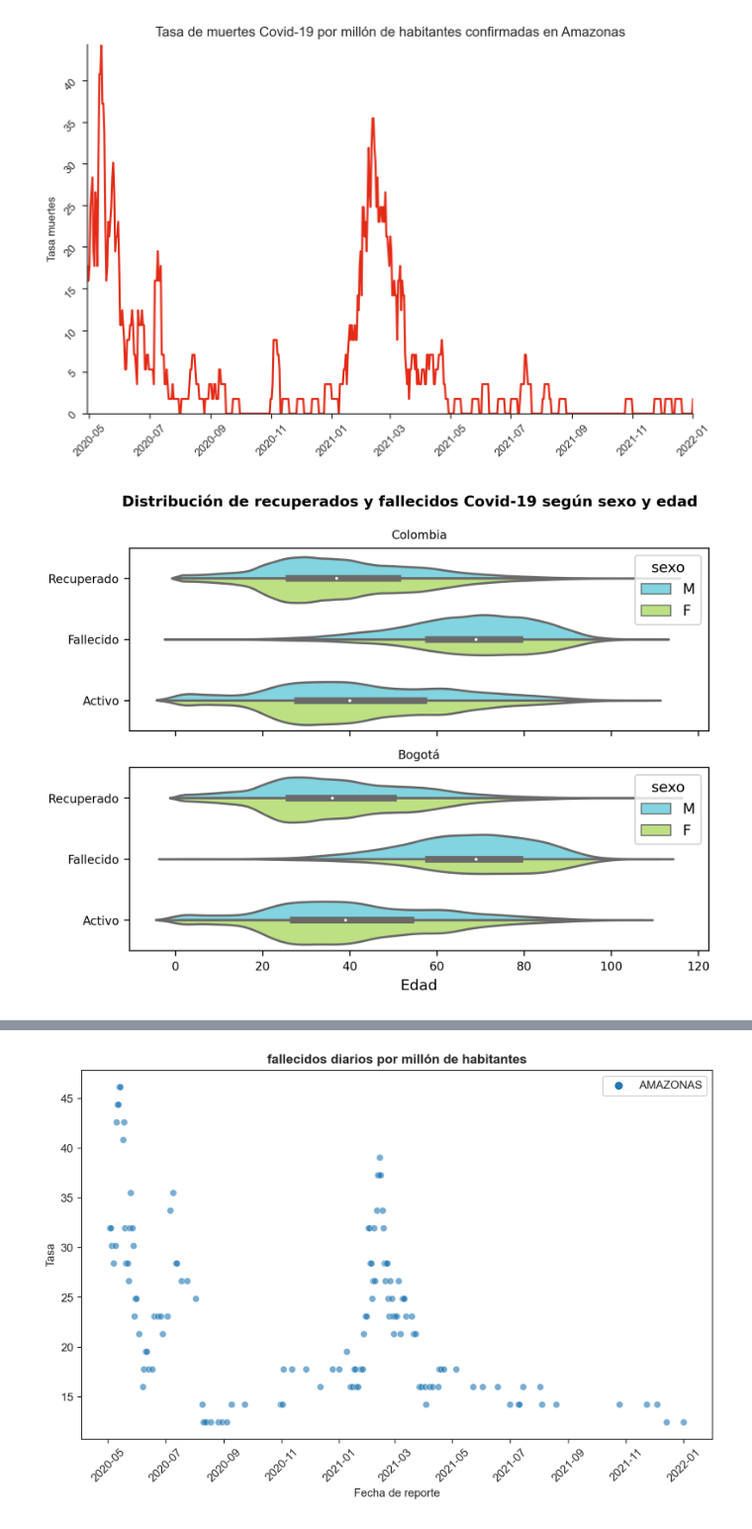
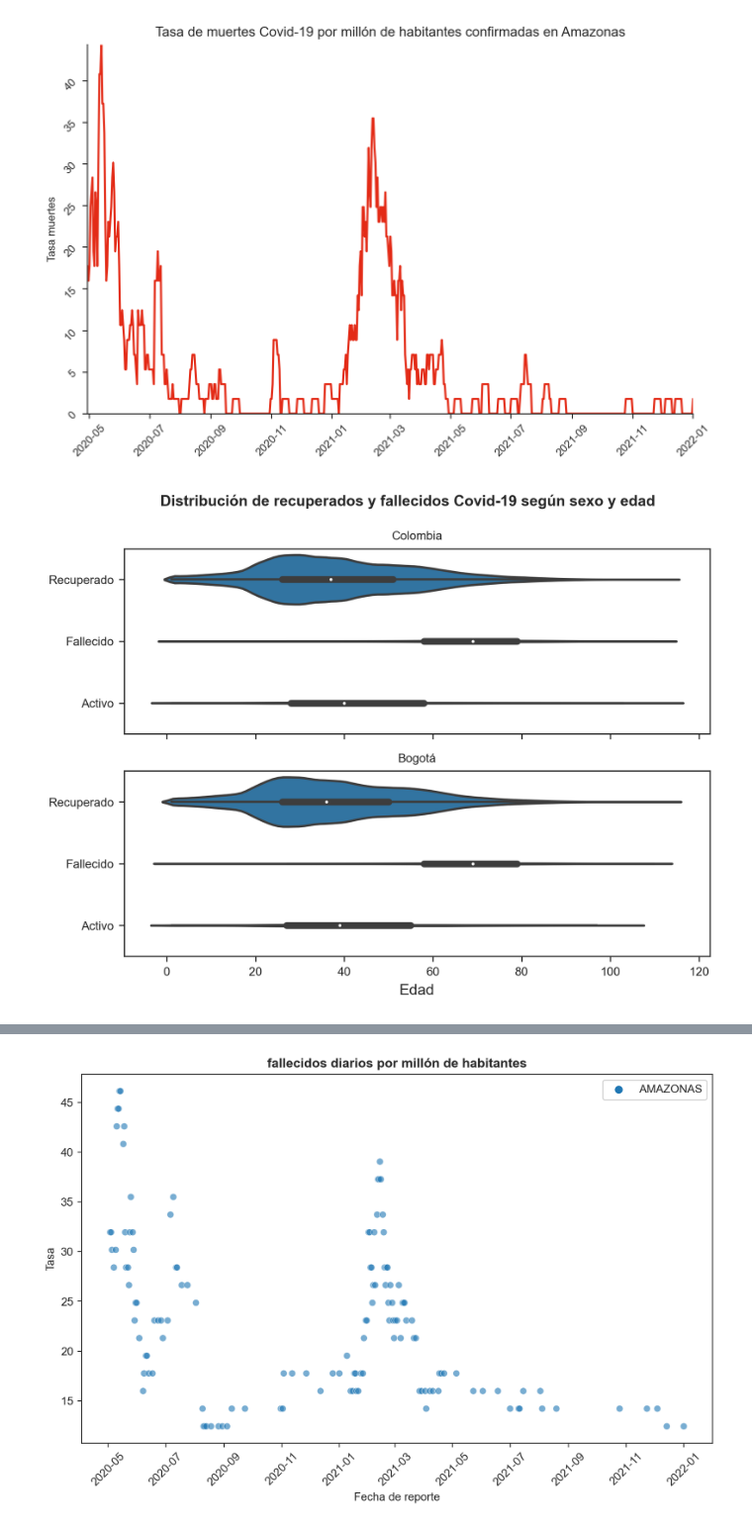
Before and after one commit to Nebiros96/Covid_Colombia_v09, a Jupyter notebook: Covid_data_socrata.ipynb, the cells around one changed output, grey strips where cells are left out. Shown at 99% size. Drawn from its saved outputs; the diff is of its cells as text; code cells hidden in the pictures.

```diff
--- a/Covid_data_socrata.ipynb
+++ b/Covid_data_socrata.ipynb
@@ -12,9 +12,9 @@ from mpl_toolkits.axes_grid1 import host_subplot
 # %%
 # Ingresamos datos del cliente en Socrata para acceder al dataset de Minsalud
 client = Socrata("www.datos.gov.co",
-                 "*****************",
-                 username="*************",
-                 password="*******************")
+                 "************",
+                 username="*********",
+                 password="******************.")
 
 results = client.get("gt2j-8ykr", limit=6000000)
 # %%
@@ -58,11 +58,10 @@ dpto_poblaciones.head()
 | 4 | BOGOTA | 7834167 |
 # %%
 #%% Cambios formato de columnas con fechas
-results_df["fecha_reporte_web"] = pd.to_datetime(results_df["fecha_reporte_web"], format="%Y/%m/%d %H:%M:%S")
-results_df["fecha_inicio_sintomas"] = pd.to_datetime(results_df["fecha_inicio_sintomas"], format="%Y/%m/%d %H:%M:%S")
-results_df["fecha_recuperado"] = pd.to_datetime(results_df["fecha_recuperado"], format="%Y/%m/%d %H:%M:%S")
-results_df["fecha_muerte"] = pd.to_datetime(results_df["fecha_muerte"], format="%Y/%m/%d %H:%M:%S")
-results_df["edad"] = results_df["edad"].astype("int")
+#%% Cambios formato de columnas con fechas
+results_df[["fecha_reporte_web","fecha_inicio_sintomas","fecha_recuperado","fecha_muerte"]] = \
+    results_df[["fecha_reporte_web","fecha_inicio_sintomas","fecha_recuperado","fecha_muerte"]].apply(pd.to_datetime)
+results_df["edad"] = results_df["edad"].astype("int64")
 # %%
 #%% Replace distritos a departamentos
 results_df["recuperado"].replace({"fallecido":"Fallecido"}, inplace=True)
@@ -181,22 +202,22 @@ Bogota = Bogota.drop(Bogota[Bogota.recuperado == "N/A"].index)
 # %%
 #%% Drop n/a de "recuperado" en nuevo dataframe (no trabajando ahora)
 results_nona = results_df.drop(results_df[results_df.recuperado == "N/A"].index)
 
 fig, axes = plt.subplots(2,1, sharex=True, figsize=(7,5), dpi=300)
 
-sns.violinplot(ax=axes[0], x="edad", y="recuperado", data=results_nona, palette={"F":"#C1F172", "M":"#72E0F1"}, linewidth=1.5, hue="sexo", split=True, scale="count")
+sns.violinplot(ax=axes[0], x="edad", y="recuperado", data=results_nona,linewidth=1.5, scale="count")
 ax=axes[0].tick_params(labelsize=8,rotation=0)
 ax=axes[0].set(xlabel=None, ylabel=None)
 ax=axes[0].set_title("Colombia", fontsize=8)
 #Violin plot
-sns.violinplot(ax=axes[1], x="edad", y="recuperado", data=Bogota, palette={"F":"#C1F172", "M":"#72E0F1"}, linewidth=1.5, hue="sexo", split=True, scale="count")
+sns.violinplot(ax=axes[1], x="edad", y="recuperado", data=Bogota, linewidth=1.5, scale="count")
 ax=axes[1].tick_params(labelsize=8,rotation=0)
 ax=axes[1].set_title("Bogotá", fontsize=8)
 ax=axes[1].set(xlabel="Edad", ylabel=None)
 fig.suptitle("Distribución de recuperados y fallecidos Covid-19 según sexo y edad", fontsize=10, fontweight="bold")
 plt.show()
 # %% [output]
-[figure, old version]
+[figure, new version]
 # %%
 #%% Casos atrasados y activos (posiblemente eliminar porque no se usa)
 atrasados = results_df.loc[(results_df["fecha_reporte_web"] == "2021-11-22") & (results_df["fecha_inicio_sintomas"] <= "2021-08-22")]
```
Also changed, not shown: parts of 12 cells of this notebook.
